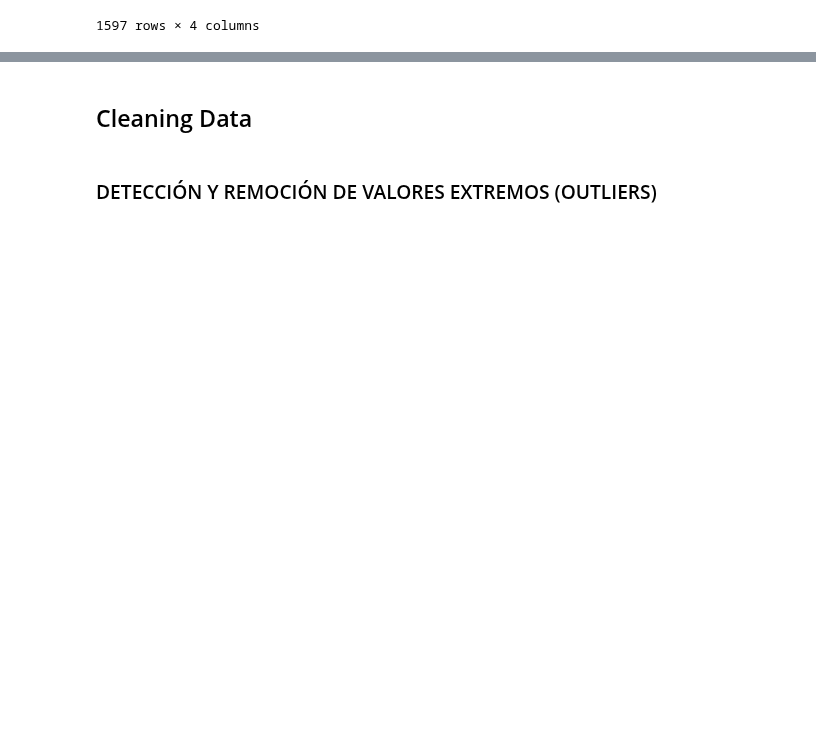
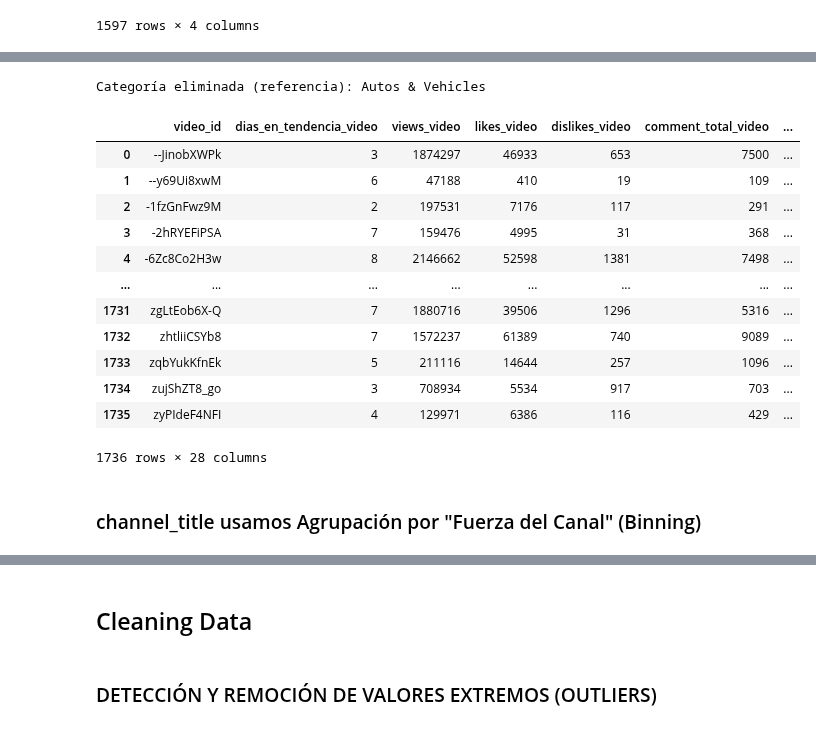
Before and after one commit to JimelopR/-Titulacion-DiplomadoCienciaDeDatos, a Jupyter notebook: Modulo2/Practica2/NotebookInicialPractica2.ipynb, the cells around one changed output, grey strips where cells are left out. Saved outputs shown, nothing was run; the diff lists cells and outputs as text; code cells hidden in the pictures; blank space fills up the shorter version.

```diff
--- a/Modulo2/Practica2/NotebookInicialPractica2.ipynb
+++ b/Modulo2/Practica2/NotebookInicialPractica2.ipynb
@@ -346,0 +416,13 @@ Feature: tags_video
+# %%
+# Instanciamos el codificador
+# drop='first' para evitar la multicolinealidad en Regresión Lineal
+ohe = OneHotEncoder(sparse_output=False, drop='first', handle_unknown='error', dtype=np.int64)
+
+categorias_codificadas = ohe.fit_transform(df[['category_video']])
+
+df_ohe = pd.DataFrame(
+    categorias_codificadas,
+    columns=ohe.get_feature_names_out(['category_video']),
+    index=df.index
+)
+df_ohe
@@ -346,0 +443,24 @@ Feature: tags_video
+# %%
+print("Categoría eliminada (referencia):", ohe.categories_[0][0])
+# %% [output]
+Categoría eliminada (referencia): Autos & Vehicles
+# %%
+#Unimos al dataframe original y eliminamos la columna de texto
+df= pd.concat([df, df_ohe], axis=1).drop(columns=['category_video'])
+df
+# %% [output]
+|  | video_id | dias_en_tendencia_video | views_video | likes_video | dislikes_video | comment_total_video | ... |
+| 0 | --JinobXWPk | 3 | 1874297 | 46933 | 653 | 7500 | ... |
+| 1 | --y69Ui8xwM | 6 | 47188 | 410 | 19 | 109 | ... |
+| 2 | -1fzGnFwz9M | 2 | 197531 | 7176 | 117 | 291 | ... |
+| 3 | -2hRYEFiPSA | 7 | 159476 | 4995 | 31 | 368 | ... |
+| 4 | -6Zc8Co2H3w | 8 | 2146662 | 52598 | 1381 | 7498 | ... |
+| ... | ... | ... | ... | ... | ... | ... | ... |
+| 1731 | zgLtEob6X-Q | 7 | 1880716 | 39506 | 1296 | 5316 | ... |
+| 1732 | zhtliiCSYb8 | 7 | 1572237 | 61389 | 740 | 9089 | ... |
+| 1733 | zqbYukKfnEk | 5 | 211116 | 14644 | 257 | 1096 | ... |
+| 1734 | zujShZT8_go | 3 | 708934 | 5534 | 917 | 703 | ... |
+| 1735 | zyPIdeF4NFI | 4 | 129971 | 6386 | 116 | 429 | ... |
+1736 rows × 28 columns
+# %% [markdown]
+### channel_title usamos Agrupación por "Fuerza del Canal" (Binning)
```
Also changed, not shown: parts of 56 cells of this notebook.
